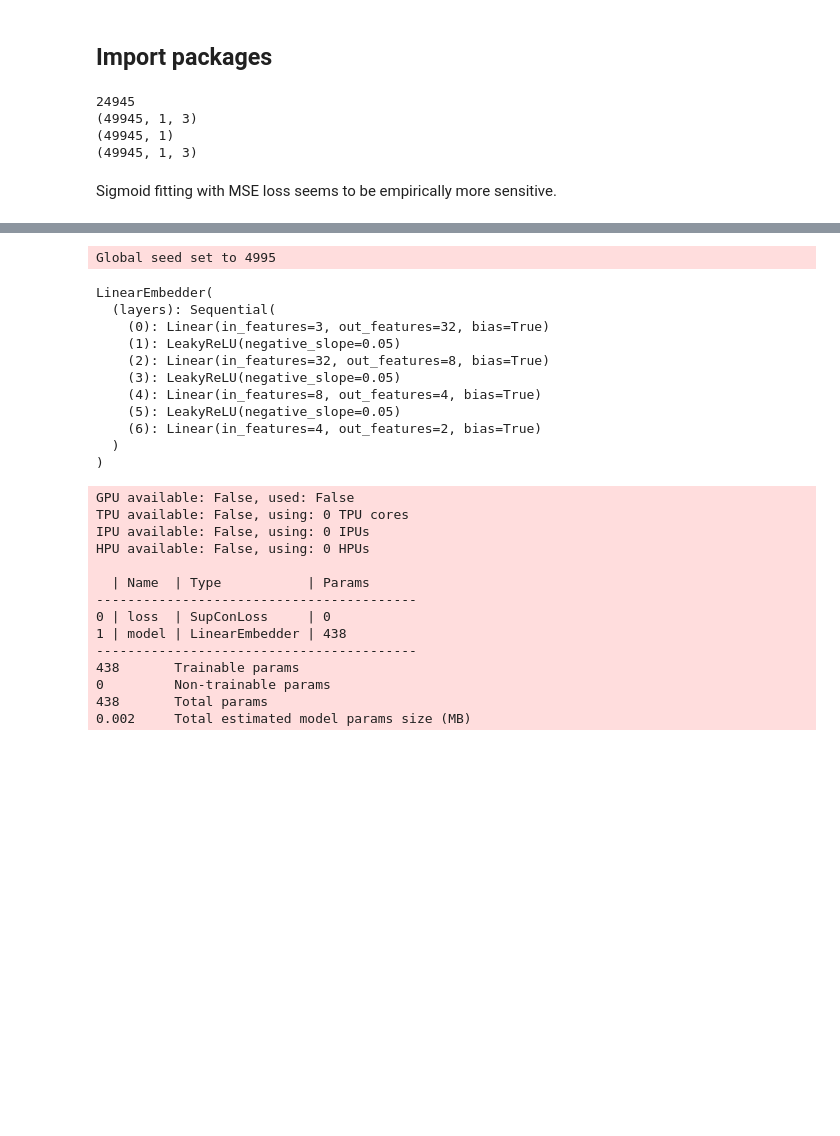
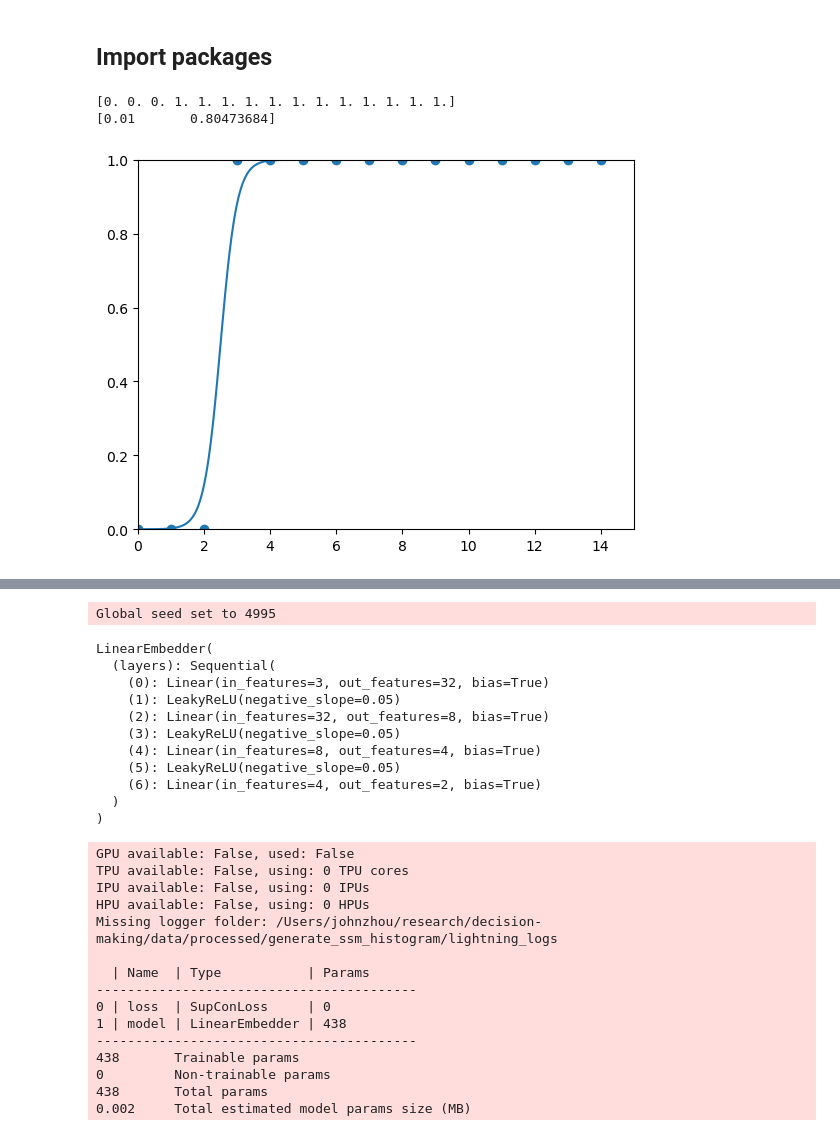
Before and after one commit to johnlyzhou/decision-making, a Jupyter notebook: notebooks/jlz-dev-featurize.ipynb, the cells around one changed output, grey strips where cells are left out. Drawn from its saved outputs; the diff is of its cells as text; code cells hidden in the pictures; blank space fills up the shorter version.

```diff
--- a/notebooks/jlz-dev-featurize.ipynb
+++ b/notebooks/jlz-dev-featurize.ipynb
@@ -21,19 +23,40 @@ from src.models.train import train
 # %%
-expt_name = "new_run"
+expt_name = "generate_ssm_histogram"
 bigboy = ExperimentData(expt_name, repo_path)
-# print(bigboy.sigmoid_parameters.shape, bigboy.foraging_efficiency.shape, bigboy.choice_blocks.shape)
-valid_idxs = bigboy.get_valid_idxs(boundary=50000)
-a = bigboy.build_modeling_feats(include_feff=False, include_block=False, idxs=valid_idxs)
-b = bigboy.build_modeling_labels(idxs=valid_idxs)
-
-print(a.shape)
+boundary = list(bigboy.agent_labels == 1).index(True)
+# valid_idxs = bigboy.get_valid_idxs(boundary=boundary)
+# invalid_idxs = np.arange(bigboy.agent_labels.size)
+# invalid_idxs = np.delete(invalid_idxs, valid_idxs)
+# bigboy.build_modeling_feats(include_feff=False, include_block=False)
+# bigboy.build_modeling_labels()
-# %% [output]
-24945
-(49945, 1, 3)
-(49945, 1)
-(49945, 1, 3)
-# %% [markdown]
-Sigmoid fitting with MSE loss seems to be empirically more sensitive.
+# %%
+mf = np.argwhere(np.all(bigboy.choice_blocks[:boundary] == np.array([0, 0, 0, 1, 1, 1, 1, 1, 1, 1, 1, 1, 1, 1, 1]), axis=1)).flatten()
+mb = np.argwhere(np.all(bigboy.choice_blocks[boundary:] == np.array([0, 0, 0, 1, 1, 1, 1, 1, 1, 1, 1, 1, 1, 1, 1]), axis=1)).flatten()
+mf_idx = mf[0]
+mb_idx = mb[0] + boundary
+
+print(bigboy.choice_blocks[mb_idx])
+print(bigboy.parameter_labels[mb_idx])
+
+plt.figure()
+
+choice_block = np.expand_dims(bigboy.choice_blocks[mb_idx], axis=0)
+x_bounds = (0, choice_block.shape[1])
+
+curve_func = epsilon_sigmoid
+params = bigboy.sigmoid_parameters[mf_idx]
+
+plt.plot(np.linspace(*x_bounds, num=1000),
+         curve_func(np.linspace(*x_bounds, num=1000), *params))
+plt.scatter(range(choice_block.size), list(choice_block))
+plt.xlim(x_bounds)
+plt.ylim([0, 1])
+# plt.legend()
+plt.savefig(f'/Users/johnzhou/Desktop/sample_mb_curve.eps', format='eps')
+# %% [output]
+[0. 0. 0. 1. 1. 1. 1. 1. 1. 1. 1. 1. 1. 1. 1.]
+[0.01       0.80473684]
+[figure, added]
 # %%
 config = OmegaConf.create({
     "name": expt_name,
@@ -87,6 +110,7 @@ GPU available: False, used: False
 TPU available: False, using: 0 TPU cores
 IPU available: False, using: 0 IPUs
 HPU available: False, using: 0 HPUs
+Missing logger folder: /Users/johnzhou/research/decision-making/data/processed/generate_ssm_histogram/lightning_logs
 
   | Name  | Type           | Params
 -----------------------------------------
```
Also changed, not shown: parts of 20 cells of this notebook, 3 other files.
